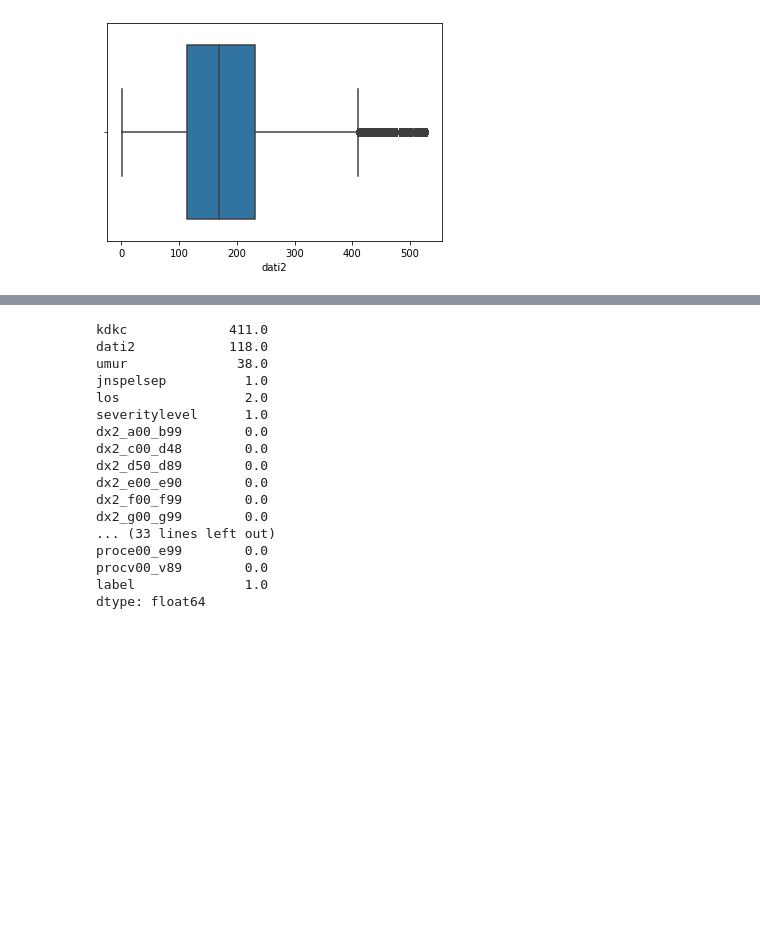
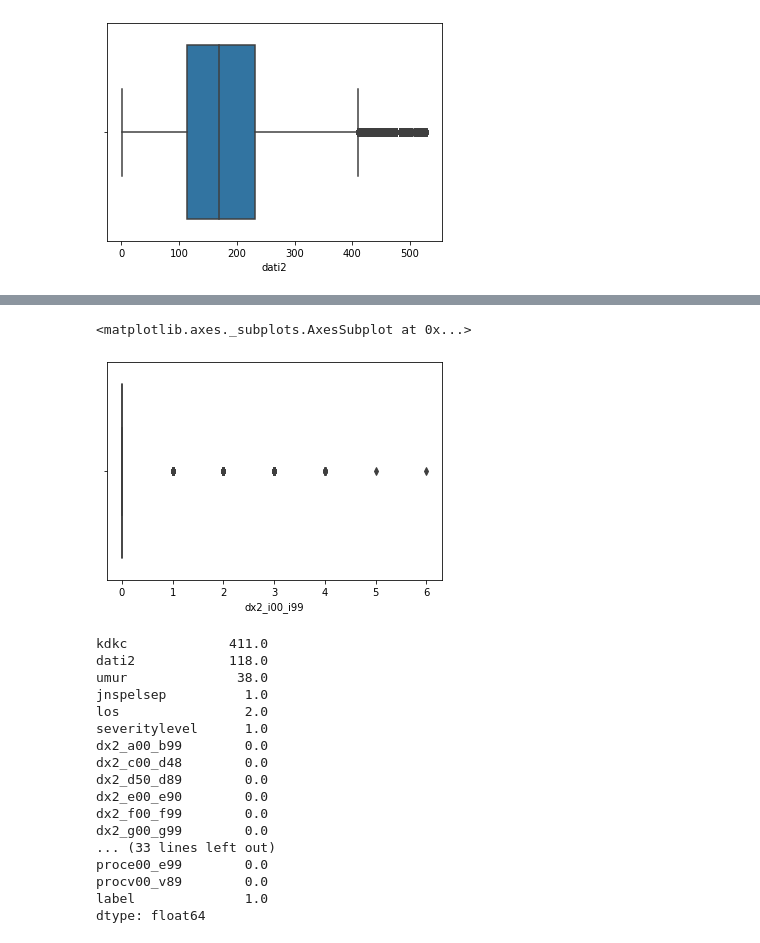
Before and after one commit to gracepanjaitan/Project-DAMI-Binary-Classification-Using-KNN, a Jupyter notebook: Fraud_Detection_Using_KNN_03.ipynb, the cells around one changed output, grey strips where cells are left out. Cells and saved outputs as stored; diff of their text form; code cells hidden in the pictures; blank space fills up the shorter version.

```diff
--- a/Fraud_Detection_Using_KNN_03.ipynb
+++ b/Fraud_Detection_Using_KNN_03.ipynb
@@ -150,3 +164,8 @@ print(np.where(df['dati2']>10))
+# %%
+sns.boxplot(x=df['dx2_i00_i99'])
+# %% [output]
+<matplotlib.axes._subplots.AxesSubplot at 0x...>
+[figure, added]
 # %%
 Q1 = df.quantile(0.25)
 Q3 = df.quantile(0.75)
```
Also changed, not shown: parts of 45 cells of this notebook.
